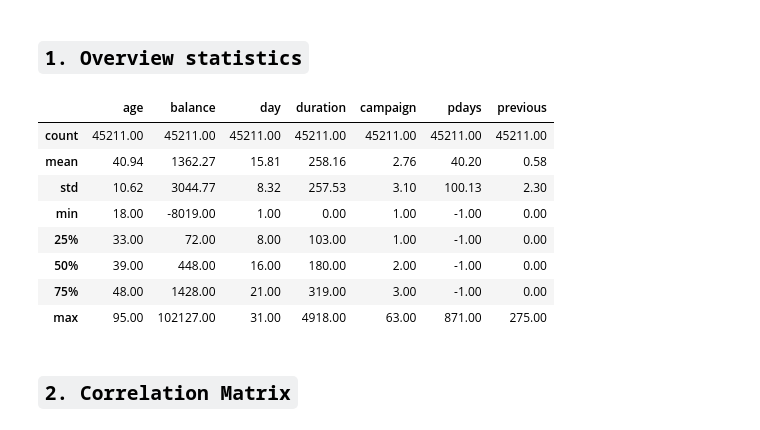
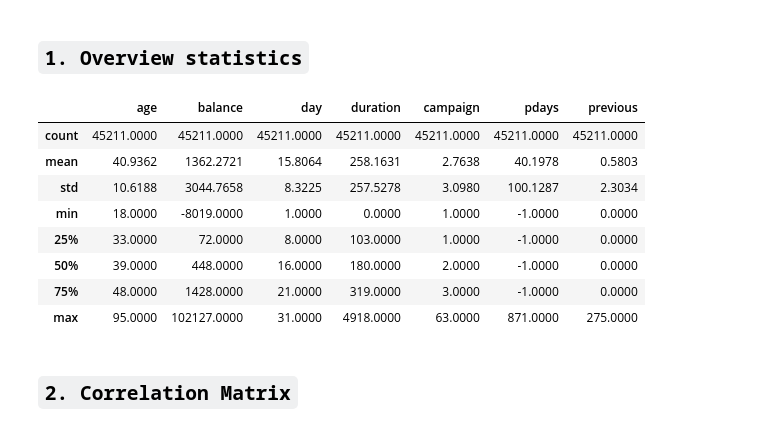
Before and after one commit to accesable/ML_Final, a Jupyter notebook: code/main.ipynb, the cells around one changed output. Saved outputs shown, nothing was run; the diff lists cells and outputs as text; code cells hidden in the pictures.

```diff
--- a/code/main.ipynb
+++ b/code/main.ipynb
@@ -94,17 +92,17 @@ memory usage: 5.9+ MB
 # %% [markdown]
 ## `1. Overview statistics`
 # %%
-train_df.describe().round(2).style.format(precision=2).background_gradient(cmap="Blues")
+train_df.describe().round(4).style.format(precision=4).background_gradient(cmap="Accent_r")
 # %% [output]
 |  | age | balance | day | duration | campaign | pdays | previous |
-| count | 45211.00 | 45211.00 | 45211.00 | 45211.00 | 45211.00 | 45211.00 | 45211.00 |
-| mean | 40.94 | 1362.27 | 15.81 | 258.16 | 2.76 | 40.20 | 0.58 |
-| std | 10.62 | 3044.77 | 8.32 | 257.53 | 3.10 | 100.13 | 2.30 |
-| min | 18.00 | -8019.00 | 1.00 | 0.00 | 1.00 | -1.00 | 0.00 |
-| 25% | 33.00 | 72.00 | 8.00 | 103.00 | 1.00 | -1.00 | 0.00 |
-| 50% | 39.00 | 448.00 | 16.00 | 180.00 | 2.00 | -1.00 | 0.00 |
-| 75% | 48.00 | 1428.00 | 21.00 | 319.00 | 3.00 | -1.00 | 0.00 |
-| max | 95.00 | 102127.00 | 31.00 | 4918.00 | 63.00 | 871.00 | 275.00 |
+| count | 45211.0000 | 45211.0000 | 45211.0000 | 45211.0000 | 45211.0000 | 45211.0000 | 45211.0000 |
+| mean | 40.9362 | 1362.2721 | 15.8064 | 258.1631 | 2.7638 | 40.1978 | 0.5803 |
+| std | 10.6188 | 3044.7658 | 8.3225 | 257.5278 | 3.0980 | 100.1287 | 2.3034 |
+| min | 18.0000 | -8019.0000 | 1.0000 | 0.0000 | 1.0000 | -1.0000 | 0.0000 |
+| 25% | 33.0000 | 72.0000 | 8.0000 | 103.0000 | 1.0000 | -1.0000 | 0.0000 |
+| 50% | 39.0000 | 448.0000 | 16.0000 | 180.0000 | 2.0000 | -1.0000 | 0.0000 |
+| 75% | 48.0000 | 1428.0000 | 21.0000 | 319.0000 | 3.0000 | -1.0000 | 0.0000 |
+| max | 95.0000 | 102127.0000 | 31.0000 | 4918.0000 | 63.0000 | 871.0000 | 275.0000 |
 # %% [markdown]
 ## `2. Correlation Matrix`
 # %%
```
Also changed, not shown: parts of 7 cells of this notebook.
